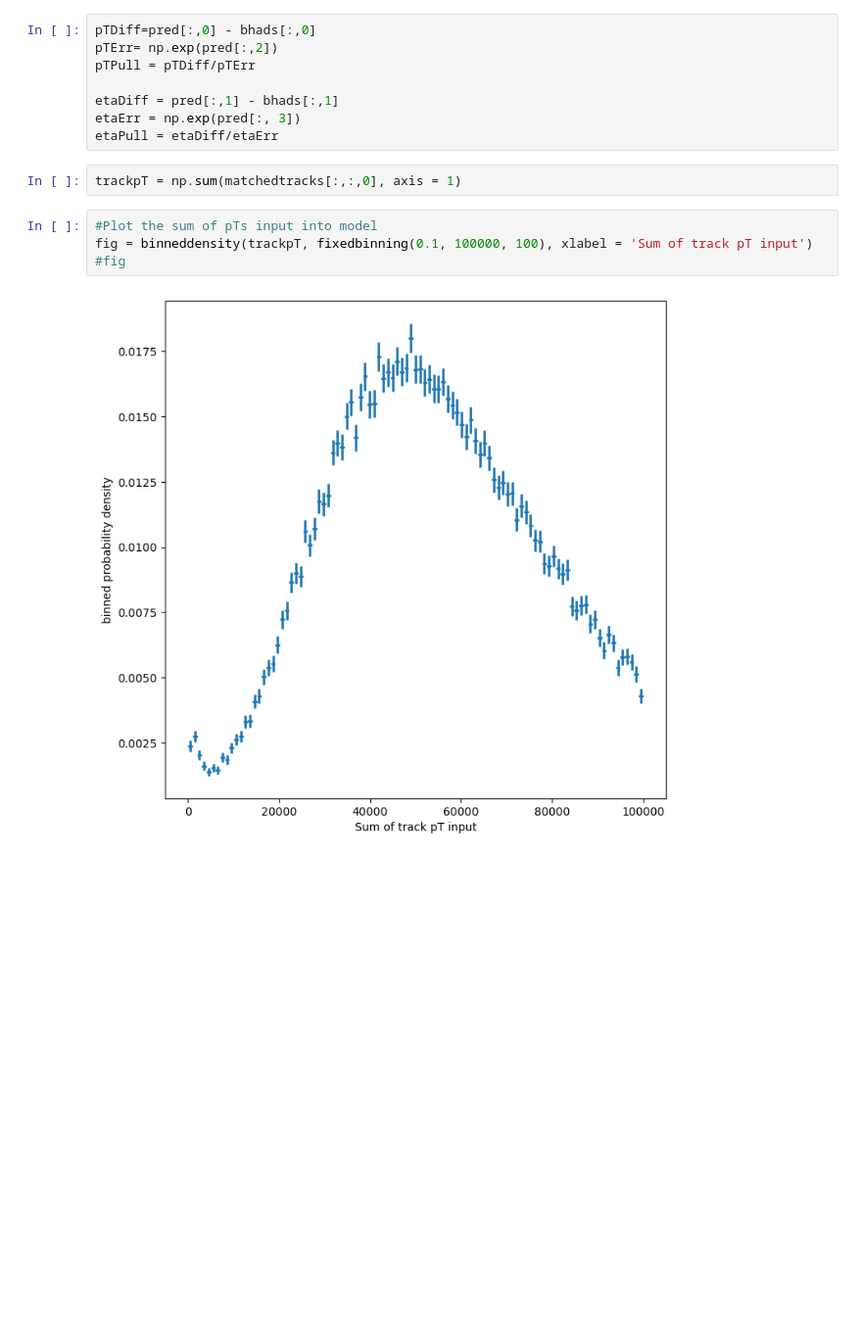
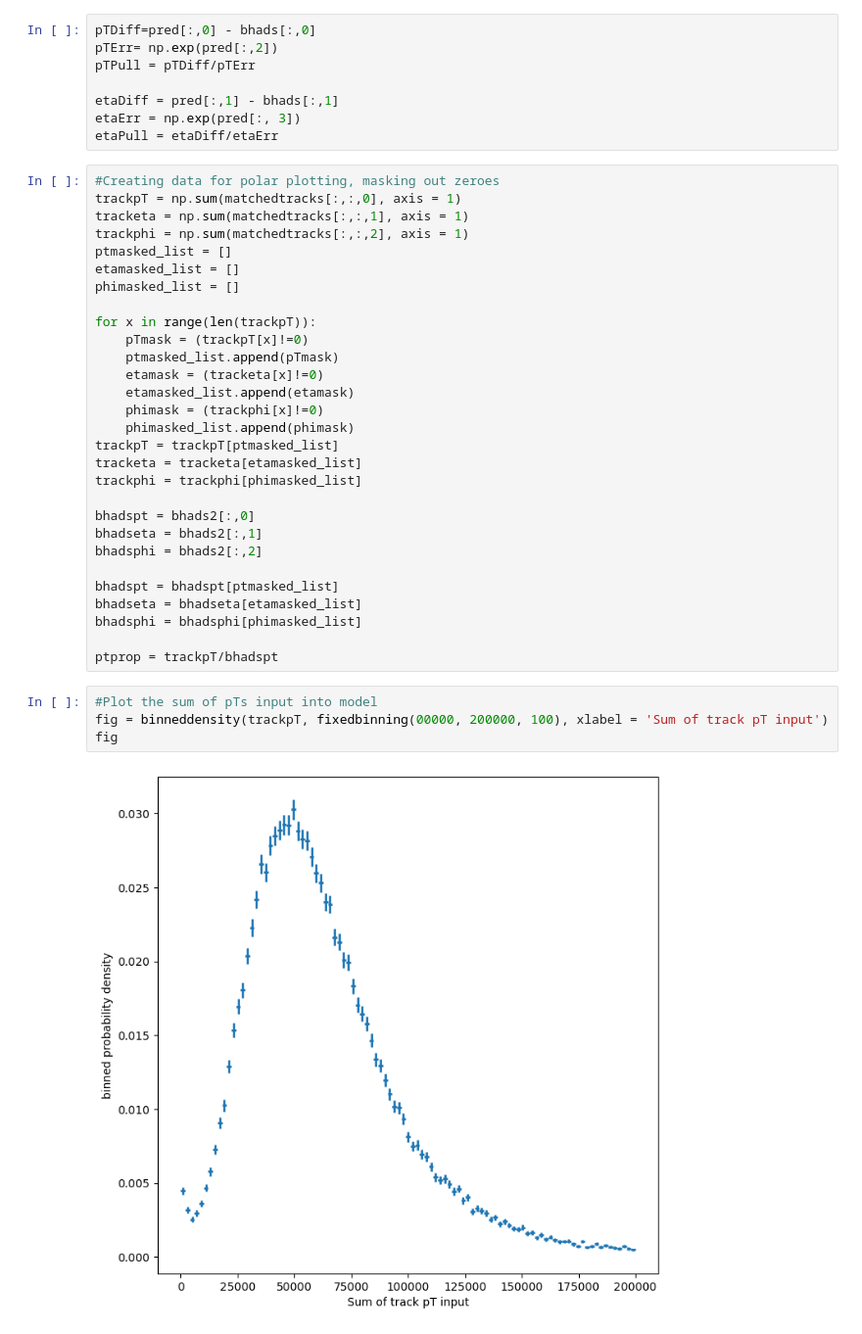
Before and after one commit to JJBarnes/JoshProject, a Jupyter notebook: Load_Model.ipynb, the cells around one changed output. Shown: that part at 98% size. Saved outputs shown, nothing was run; the diff lists cells and outputs as text; blank space fills up the shorter version.

```diff
--- a/Load_Model.ipynb
+++ b/Load_Model.ipynb
@@ -117,14 +119,41 @@ pTPull = pTDiff/pTErr
 etaDiff = pred[:,1] - bhads[:,1]
 etaErr = np.exp(pred[:, 3])
 etaPull = etaDiff/etaErr
-# %%
-trackpT = np.sum(matchedtracks[:,:,0], axis = 1)
+# %%
+#Creating data for polar plotting, masking out zeroes
+trackpT = np.sum(matchedtracks[:,:,0], axis = 1)
+tracketa = np.sum(matchedtracks[:,:,1], axis = 1)
+trackphi = np.sum(matchedtracks[:,:,2], axis = 1)
+ptmasked_list = []
+etamasked_list = []
+phimasked_list = []
+
+for x in range(len(trackpT)):
+    pTmask = (trackpT[x]!=0)
+    ptmasked_list.append(pTmask)
+    etamask = (tracketa[x]!=0)
+    etamasked_list.append(etamask)
+    phimask = (trackphi[x]!=0)
+    phimasked_list.append(phimask)
+trackpT = trackpT[ptmasked_list]
+tracketa = tracketa[etamasked_list]
+trackphi = trackphi[phimasked_list]
+
+bhadspt = bhads2[:,0]
+bhadseta = bhads2[:,1]
+bhadsphi = bhads2[:,2]
+
+bhadspt = bhadspt[ptmasked_list]
+bhadseta = bhadseta[etamasked_list]
+bhadsphi = bhadsphi[phimasked_list]
+
+ptprop = trackpT/bhadspt
 # %%
 #Plot the sum of pTs input into model
-fig = binneddensity(trackpT, fixedbinning(0.1, 100000, 100), xlabel = 'Sum of track pT input')
-#fig
+fig = binneddensity(trackpT, fixedbinning(00000, 200000, 100), xlabel = 'Sum of track pT input')
+fig
 # %% [output]
-[figure, old version]
+[figure, new version]
 # %%
 #Plot every track pT input into model
 fig = binneddensity(matchedtracks[:,:,0], fixedbinning(0.00001,10000,100), xlabel = 'All pT inputs (MeV)')
```
Also changed, not shown: parts of 46 cells of this notebook, 2 other files.
